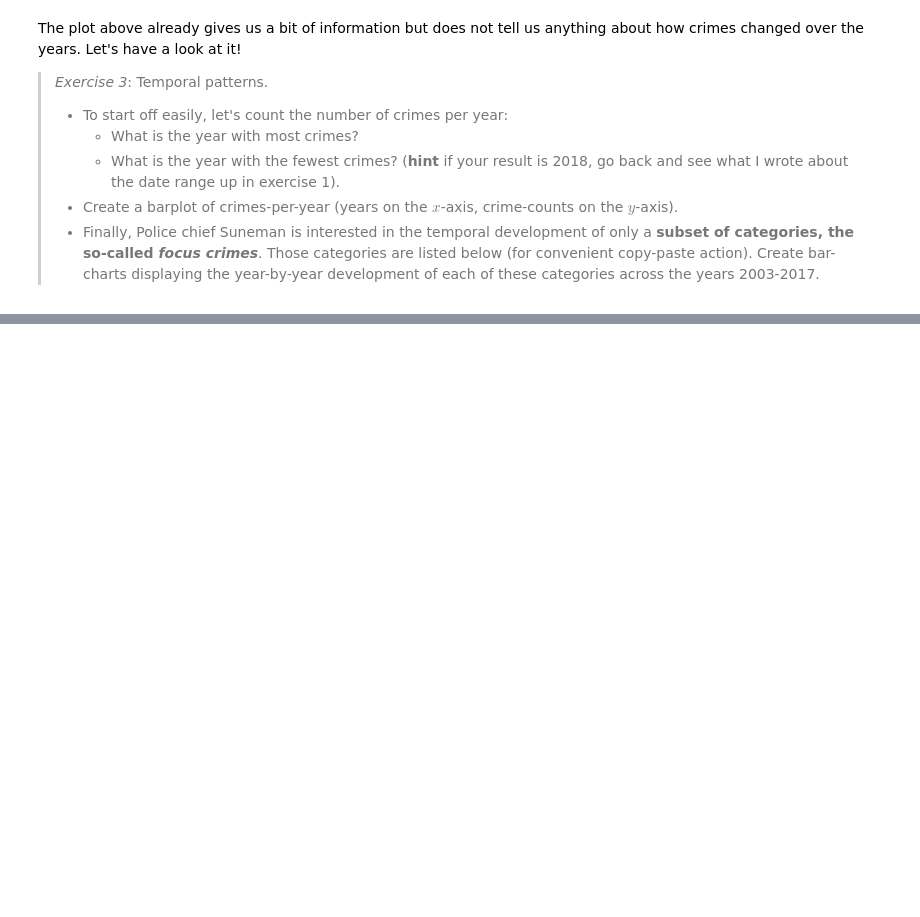
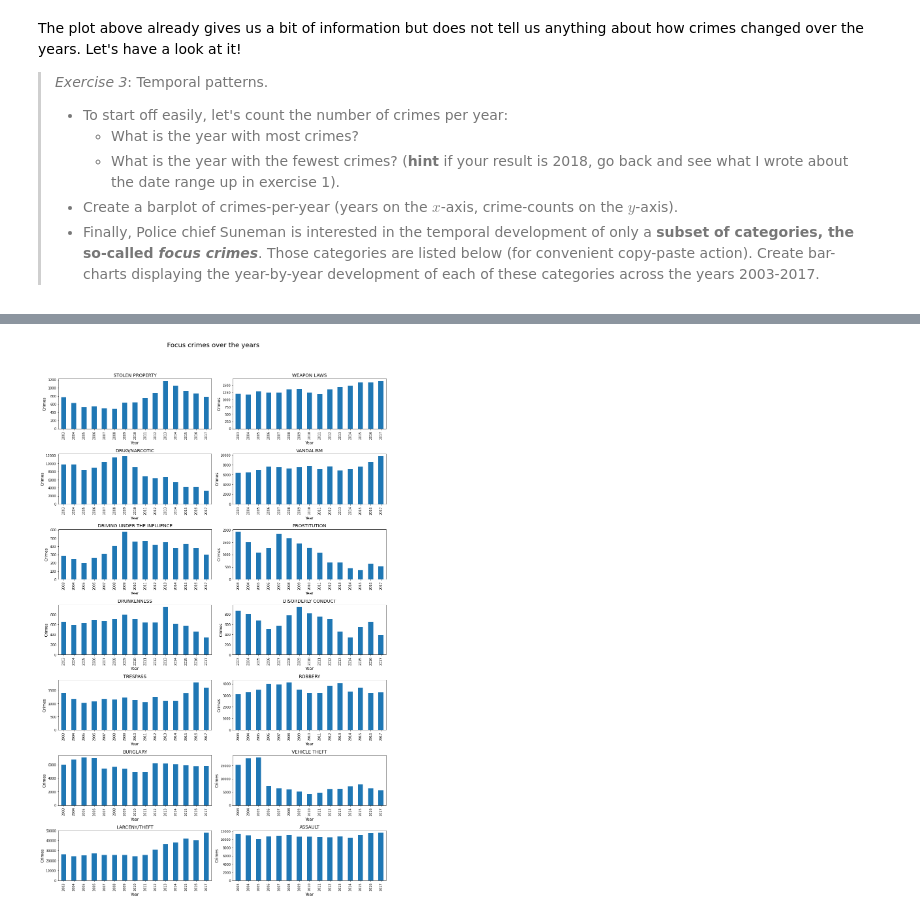
Before and after one commit to frejasarfelt/socialdata2024, a Jupyter notebook: lectures/Week1.ipynb, the cells around one changed output, grey strips where cells are left out. Saved outputs shown, nothing was run; the diff lists cells and outputs as text; code cells hidden in the pictures; blank space fills up the shorter version.

```diff
--- a/lectures/Week1.ipynb
+++ b/lectures/Week1.ipynb
@@ -124,5 +168,39 @@ The plot above already gives us a bit of information but does not tell us anythi
 # %%
 focuscrimes = set(['WEAPON LAWS', 'PROSTITUTION', 'DRIVING UNDER THE INFLUENCE', 'ROBBERY', 'BURGLARY', 'ASSAULT', 'DRUNKENNESS', 'DRUG/NARCOTIC', 'TRESPASS', 'LARCENY/THEFT', 'VANDALISM', 'VEHICLE THEFT', 'STOLEN PROPERTY', 'DISORDERLY CONDUCT'])
+# %%
+# filter data to only contain focuscrimes and groupby
+data_focus = data[data["Category"].isin(focuscrimes)]
+yearly_cat_crimes = data_focus.groupby(["Year","Category"]).size()
+
+
+# Get unique categories
+categories = list(focuscrimes)
+
+# Calculate the total number of subplots
+total_subplots = len(categories)
+
+# Create subplots with specified layout
+fig, axes = plt.subplots(nrows=7, ncols=2, figsize=(15, 25))
+
+# Flatten the 2D array of subplots for easier indexing
+axes = axes.flatten()
+
+# Plot each category in a separate subplot
+for i in range(total_subplots):
+    if i < total_subplots:
+        ax = axes[i]
+        category = categories[i]
+        data_focus[data_focus['Category'] == category].groupby('Year').size().plot(kind='bar', ax=ax)
+        ax.set_ylabel('Crimes', fontsize=12)
+        ax.set_xlabel('Year', fontsize=12)
+        ax.set_title(f'{category}', fontsize=14)
+
+# Adjust layout and show the plot
+plt.suptitle("Focus crimes over the years",fontsize=20)
+plt.tight_layout(rect=[0, 0.03, 1, 0.95])
+plt.show()
+# %% [output]
+[figure, added]
 # %% [markdown]
 My plot looks like this for the 14 focus crimes:
 
```
Also changed, not shown: parts of 5 cells of this notebook.
